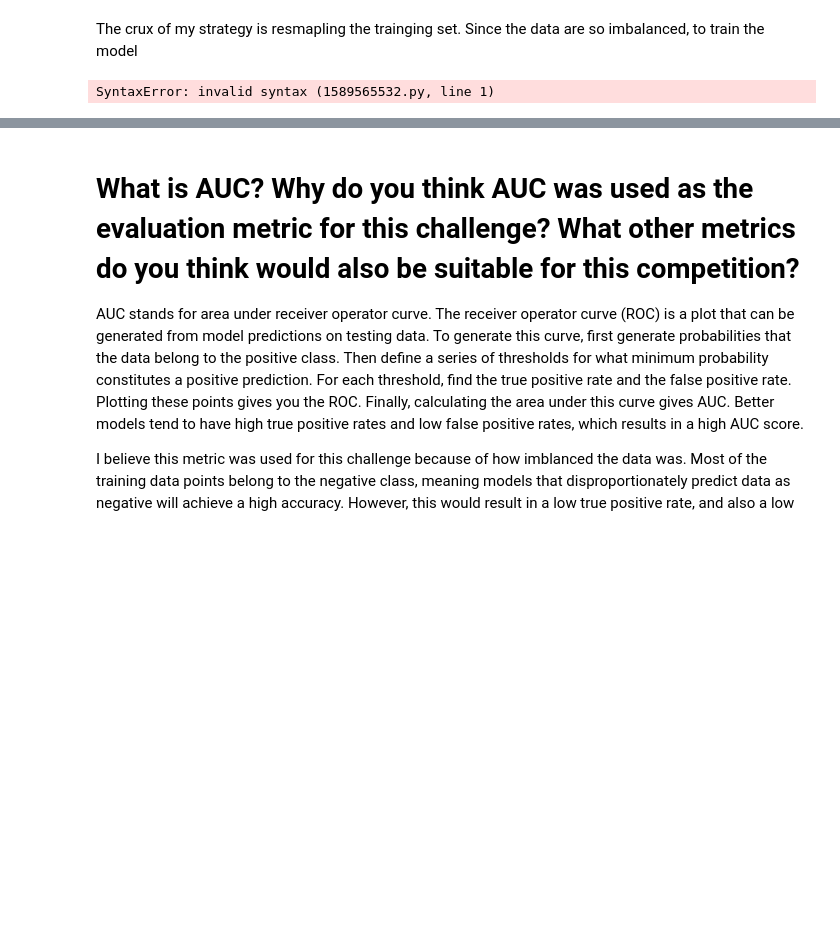
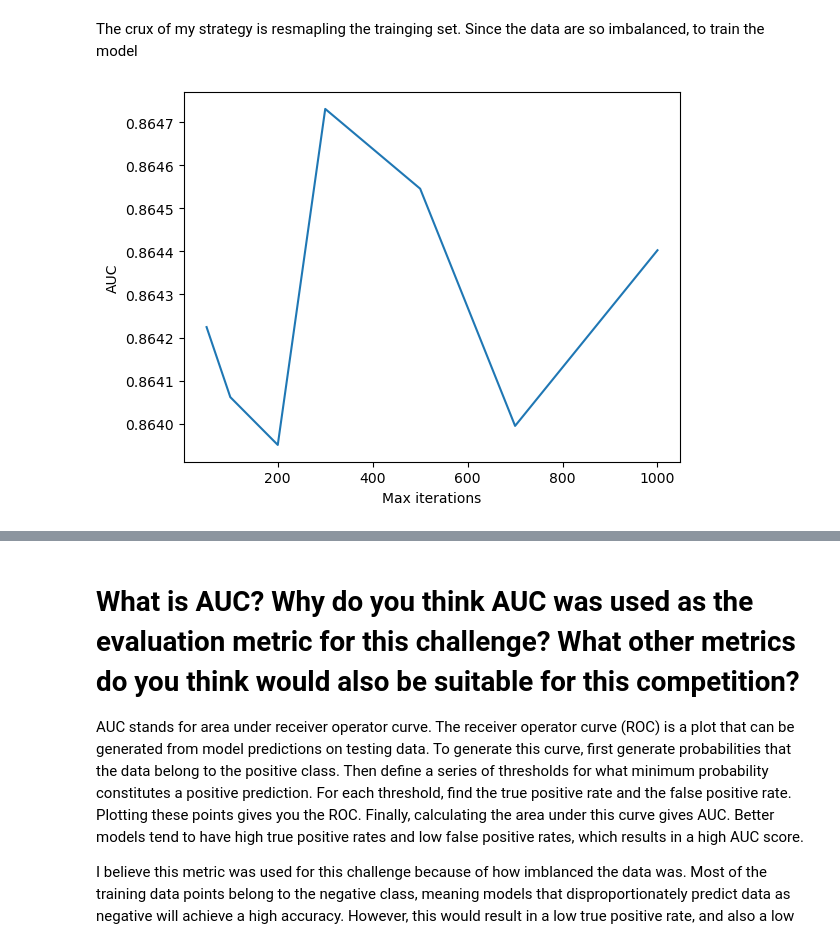
Before and after one commit to MrMondrian/Credit-Score-Kaggle-Challenge, a Jupyter notebook: challenge.ipynb, the cells around one changed output, grey strips where cells are left out. Drawn from its saved outputs; the diff is of its cells as text; code cells hidden in the pictures; blank space fills up the shorter version.

```diff
--- a/challenge.ipynb
+++ b/challenge.ipynb
@@ -149,15 +159,36 @@ val_y = val_y.to_numpy()
-# %%
-model = HistGradientBoostingRegressor(max_iter=5-)
-
-model.fit(x,y)
-# %% [output]
-SyntaxError: invalid syntax (1589565532.py, line 1)
 # %%
-yhat = model.predict(val_x)
+# yhat = model.predict(val_x)
 
-y = val_y
+# y = val_y
 
 
-print("Accuracy: ",accuracy_score(y,np.round(yhat)))
-print("AUC: ", roc_auc_score(y,yhat))
-print("PR: ", average_precision_score(y,yhat))
+# print("Accuracy: ",accuracy_score(y,np.round(yhat)))
+# print("AUC: ", roc_auc_score(y,yhat))
+# print("PR: ", average_precision_score(y,yhat))
+# %%
+
+params = [50,100,200,300,500,700,1000]
+
+
+def auc(model,x,y):
+    yhat = model.predict(x)
+    yhat = np.clip(yhat,0,1)
+    return roc_auc_score(y,yhat)
+
+def validate(params):
+    val_scores = []
+    for param in params:
+        model = HistGradientBoostingRegressor(max_iter=param,scoring=auc)
+        scores = cross_val_score(model,x,y,scoring=auc)
+        score = sum(scores)/len(scores)
+        val_scores.append(score)
+
+
+    plt.figure()
+    plt.plot(params,val_scores,'-')
+    plt.xlabel("Max iterations")
+    plt.ylabel("AUC")
+    plt.show()
+validate(params)
+# %% [output]
+[figure, added]
```
Also changed, not shown: parts of 9 cells of this notebook, 2 other files.
